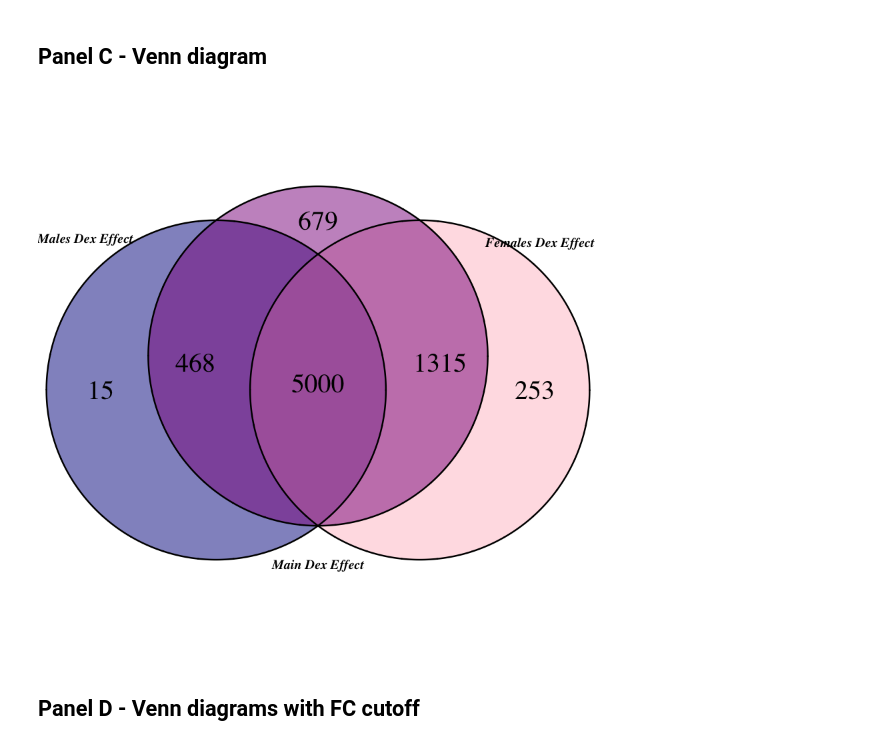
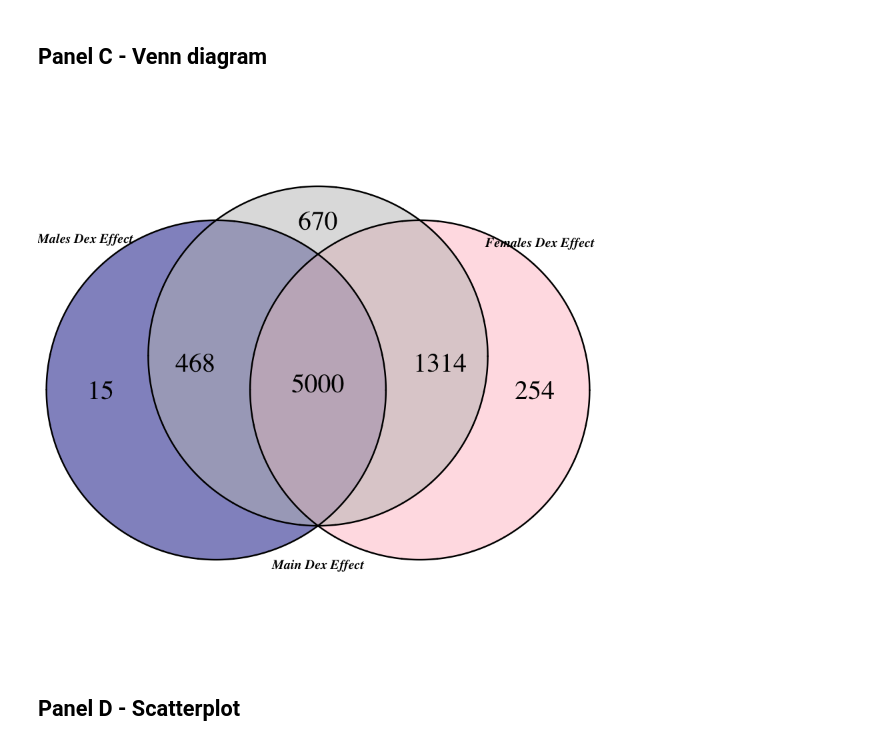
Before and after one commit to jArloth/Sex-Stratified-Analyses, a Jupyter notebook: Figure1.ipynb, the cells around one changed output. Cells and saved outputs as stored; diff of their text form; code cells hidden in the pictures.

```diff
--- a/Figure1.ipynb
+++ b/Figure1.ipynb
@@ -24,8 +24,9 @@ Loading required package: grid
 Loading required package: futile.logger
 # %% [markdown]
 ## Panel A - Manhattan plot
+# %%
+data=read.delim("data/fig1_DEresults.txt")
 # %%
-data=read.delim("data/fig1_sex-biased_DEresults.txt")
 #select top 10 genes
 top10m=data %>% top_n(-10,male.padj)
 top10m
@@ -102,12 +97,13 @@ abline(v = c(-log2(1.15),log2(1.15)), col = "gray", lty = 2, lwd = 1)
 # %% [markdown]
 ## Panel C - Venn diagram
 # %%
-load(file="data/fig1C_venn_pval_list.RData")
-venn.plot <- venn.diagram(overlap_mains , NULL, fill=c("darkmagenta", "darkblue", "pink"), alpha=c(0.5,0.5,0.5), euler.d=T, scaled=T,
+all.genes = subset(data, padj<=0.05, select="X")$X
+male.genes = subset(data.sig.male,select="X")$X
+female.genes = subset(data.sig.female, select="X")$X
+venn.plot <- venn.diagram(list(A =all.genes,B=male.genes, C=female.genes) , NULL, fill=c("grey", "darkblue", "pink"), alpha=c(0.5,0.5,0.5), euler.d=T, scaled=T,
                           cex = 2, cat.fontface=4, category.names=c("Main Dex Effect", "Males Dex Effect", "Females Dex Effect"))
 grid.draw(venn.plot)
-#dev.off()
 # %% [output]
-[figure, old version]
+[figure, new version]
 # %% [markdown]
-## Panel D - Venn diagrams with FC cutoff
+## Panel D - Scatterplot
```
Also changed, not shown: parts of 9 cells of this notebook, 2 other files.
